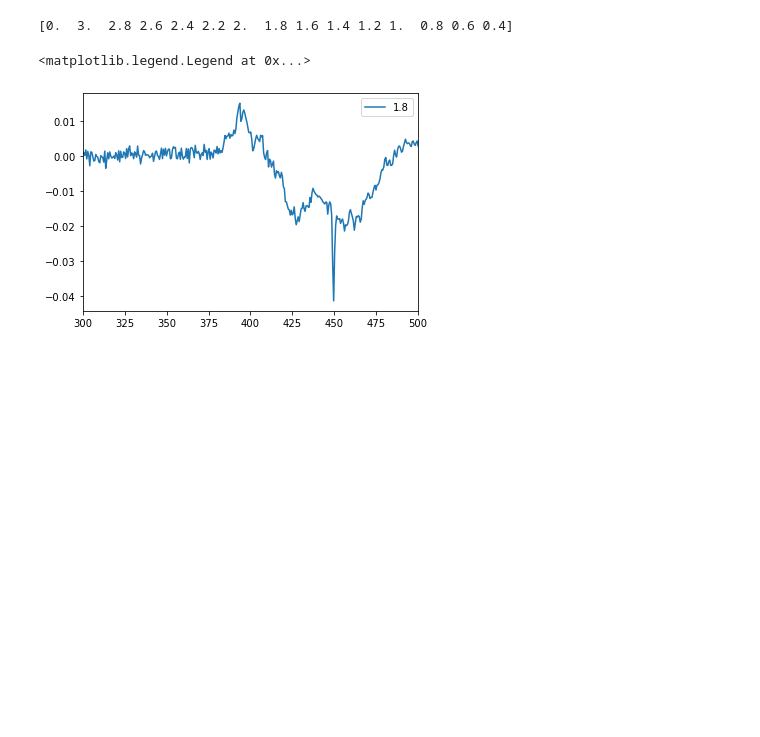
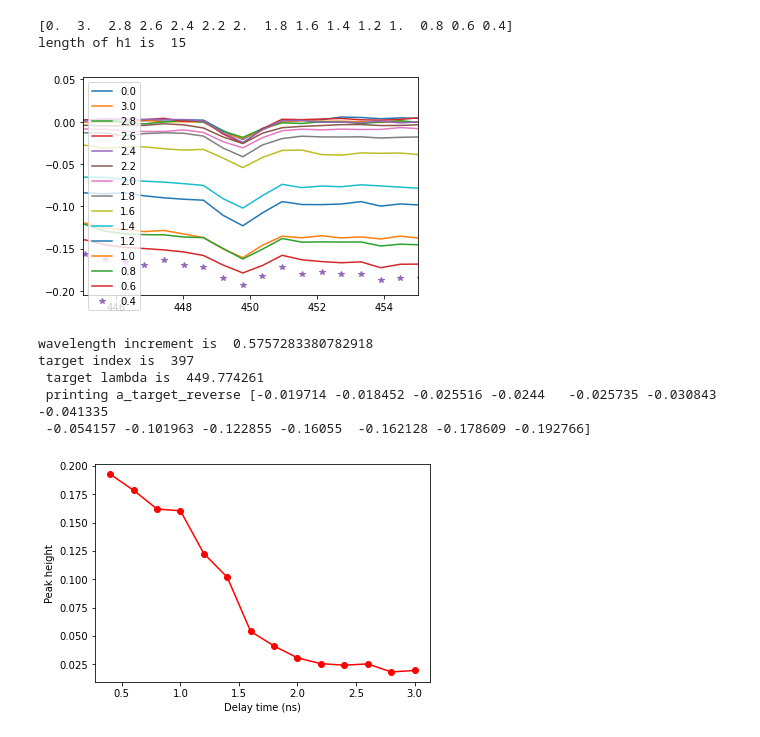
Before and after one commit to FoleyLab/SCF, a Jupyter notebook: 3160/TA_load_data.ipynb, the cells around one changed output. Drawn from its saved outputs; the diff is of its cells as text; code cells hidden in the pictures; blank space fills up the shorter version.

```diff
--- a/3160/TA_load_data.ipynb
+++ b/3160/TA_load_data.ipynb
@@ -1,35 +1,104 @@
 # %%
-import pandas as pd
 import numpy as np
 from scipy import io
 from matplotlib import pyplot as plt
 
 # some notes to keep in mind:
 
 # 1. The delay times are written in '18_Rubpy_004_h1.txt'
 # 2. The actually data is written in '18_Rubpy_004.txt' with
 #    the wavelength being in column 1 and the absorption
 #    at various delay times being in subsequent columns
 
 # 3. Metal-Ligand charge-transfer transitions occur at about 450 nm, and are expected to
 #    show "ground-state bleach" signal (negative)
 
 # 4. Bipyradine transitions occur ~375 nm and is expected to show
 #   "excited-state absorption" signal (positive)
 
 # Question: Can we fit decay constants to each of these signals?  What might these tlook like?
 
 
 h1 = np.loadtxt('18_Rubpy_004_h1.txt')
 h2 = np.loadtxt('18_Rubpy_004_h2.txt')
+
+### a has a row index and a column index
+### the column index tells you which waiting time you are refering to
+### OR if column index = 0, it tells you that you are just a wavelength!
+
+### the row index refers to different values of wavelength!
+### e.g. a[0,0] -> lambda = 213 nm
+###      a[0, 1] -> A(213 nm) for the first waiting time (0 ps)
+###      a[0, 2] -> A(213 nm) for the second waiting time (3 ps)
+###      ....
+###      a[1,0] -> lambda = 214 nm
+####     a[1,1] -> A(214 nm) for the first waiting time
+###      a[1,2] -> A(214 nm) for the second waiting time
 a = np.loadtxt('18_Rubpy_004.txt')
 print(h1)
+print("length of h1 is ",len(h1))
 
 
+plt.plot(a[:,0], a[:,1], label=str(h1[0]))
+plt.plot(a[:,0], a[:,2], label=str(h1[1]))
+plt.plot(a[:,0], a[:,3], label=str(h1[2]))
+plt.plot(a[:,0], a[:,4], label=str(h1[3]))
+plt.plot(a[:,0], a[:,5], label=str(h1[4]))
+plt.plot(a[:,0], a[:,6], label=str(h1[5]))
+plt.plot(a[:,0], a[:,7], label=str(h1[6]))
 plt.plot(a[:,0], a[:,8], label=str(h1[7]))
-plt.xlim(300,500)
+plt.plot(a[:,0], a[:,9], label=str(h1[8]))
+plt.plot(a[:,0], a[:,10], label=str(h1[9]))
+plt.plot(a[:,0], a[:,11], label=str(h1[10]))
+plt.plot(a[:,0], a[:,12], label=str(h1[11]))
+plt.plot(a[:,0], a[:,13], label=str(h1[12]))
+plt.plot(a[:,0], a[:,14], label=str(h1[13]))
+plt.plot(a[:,0], a[:,15], '*', label=str(h1[14]))
+plt.xlim(445,455)
+#plt.ylim(0, 0.05)
 plt.legend()
+plt.show()
+
+
+
+dlambda = (a[1404,0] -a[0,0])/(len(a[:,0]-1))
+print("wavelength increment is ", (a[1404,0] -a[0,0])/(len(a[:,0]-1)))
+
+### I at first assumed there was linear spacing in lambda, but
+### maybe not... nevertheless this gets us a good index
+### for the jagged little dip in the GSB feature
+target_index = int( (449-a[0,0])/dlambda ) - 11
+print("target index is ", target_index)
+target_lambda = a[target_index, 0]
+print(" target lambda is ", target_lambda)
+
+### ok let's get the difference spectra for those 14 different delay times
+a_target_reverse = a[target_index,2:16]
+
+### let's now order them from shortest to longest delay time
+### and also multiply the dip value by -1 so we get an exponentially
+### decaying jagged little peak
+a_target = -1*a_target_reverse[::-1]
+print(" printing a_target_reverse", a_target_reverse)
+
+### grab the 14 delay times
+h1_reverse = h1[::-1]
+### reverse them so that we are going from shortest (0.4 ns)  to longest (3 ns)
+### delay
+tau = h1_reverse[:14]
+
+### plot magnitude of jagged little dip as a function of delay time
+plt.plot(tau, a_target, 'ro-')
+plt.xlabel('Delay time (ns)')
+plt.ylabel("Peak height")
+plt.show()
 # %% [output]
 [0.  3.  2.8 2.6 2.4 2.2 2.  1.8 1.6 1.4 1.2 1.  0.8 0.6 0.4]
+length of h1 is  15
+[figure, new version]
-<matplotlib.legend.Legend at 0x...>
+wavelength increment is  0.5757283380782918
+target index is  397
+ target lambda is  449.774261
+ printing a_target_reverse [-0.019714 -0.018452 -0.025516 -0.0244   -0.025735 -0.030843 -0.041335
+ -0.054157 -0.101963 -0.122855 -0.16055  -0.162128 -0.178609 -0.192766]
-[figure, old version]
+[figure, added]
```
Also changed, not shown: parts of 2 cells of this notebook.
